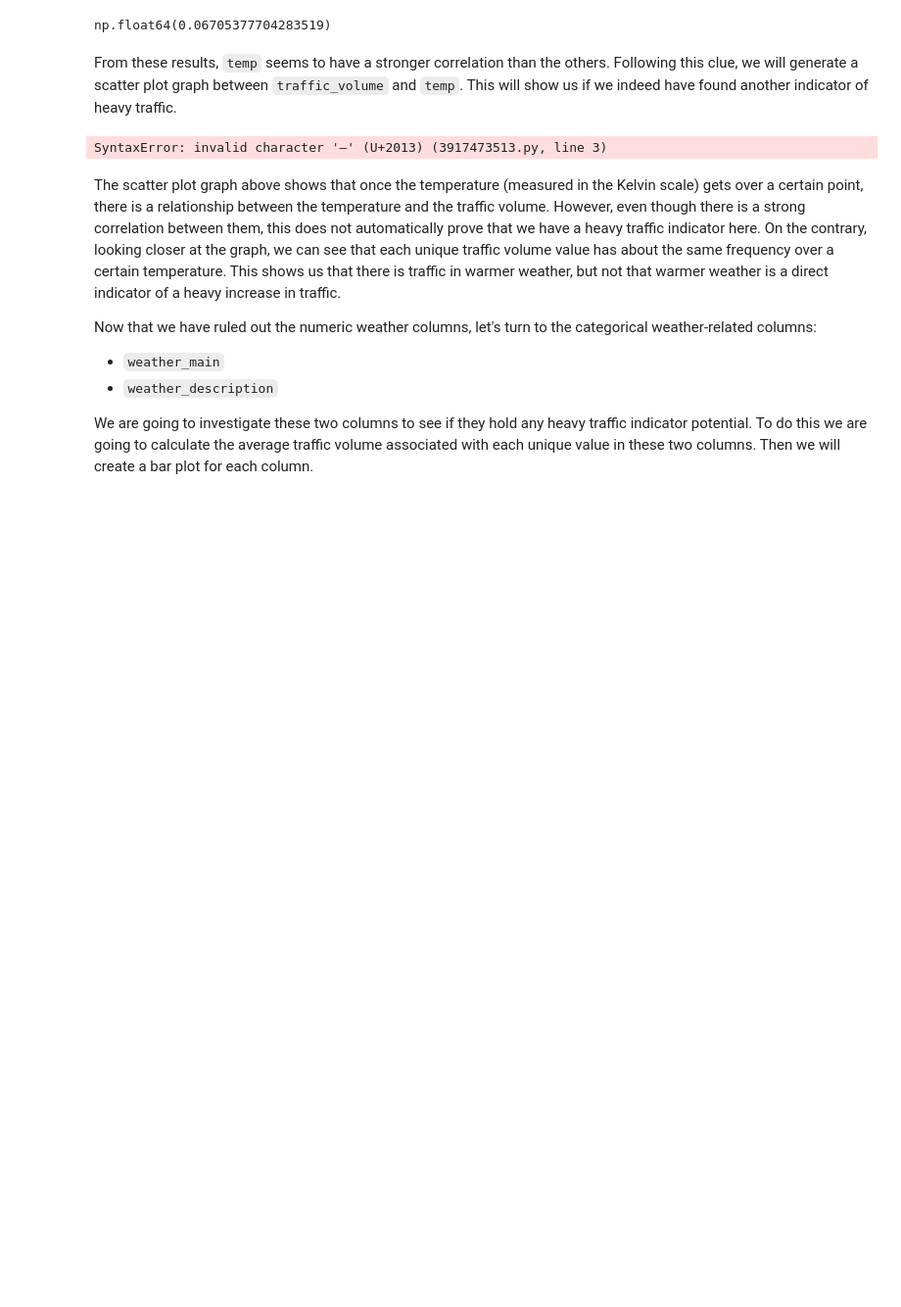
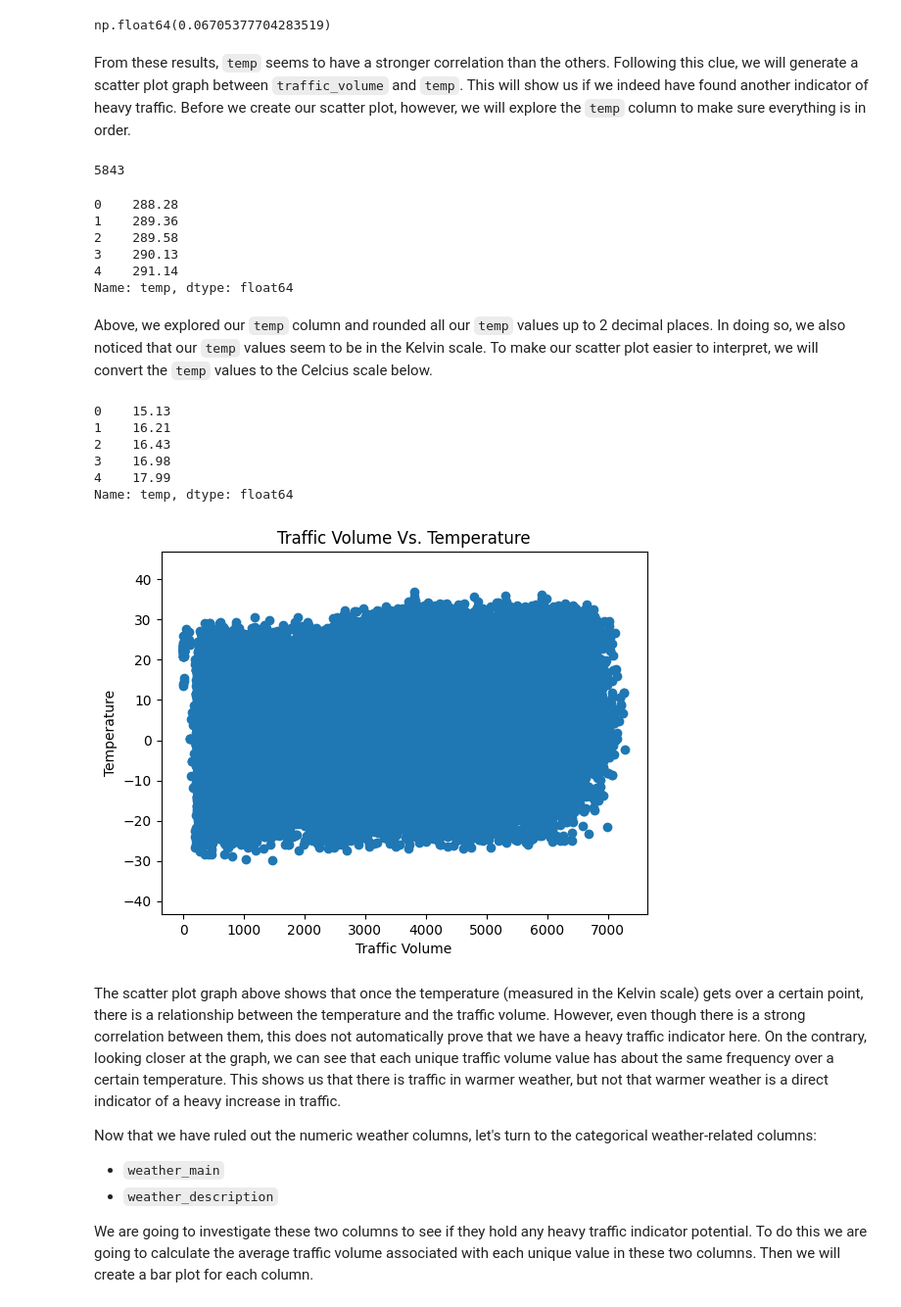
Before and after one commit to GloriannaS/traffic-indicator-analysis, a Jupyter notebook: Analyzing Traffic Indicators.ipynb, the cells around one changed output. Shown at 98% size. Saved outputs shown, nothing was run; the diff lists cells and outputs as text; code cells hidden in the pictures; blank space fills up the shorter version.

```diff
--- a/Analyzing Traffic Indicators.ipynb
+++ b/Analyzing Traffic Indicators.ipynb
@@ -292,21 +292,51 @@ traffic['clouds_all'].corr(traffic['traffic_volume'])
 # %% [output]
 np.float64(0.06705377704283519)
 # %% [markdown]
-From these results, `temp` seems to have a stronger correlation than the others. Following this clue, we will generate a scatter plot graph between `traffic_volume` and `temp`. This will show us if we indeed have found another indicator of heavy traffic.
+From these results, `temp` seems to have a stronger correlation than the others. Following this clue, we will generate a scatter plot graph between `traffic_volume` and `temp`. This will show us if we indeed have found another indicator of heavy traffic. Before we create our scatter plot, however, we will explore the `temp` column to make sure everything is in order.
+# %%
+unique_temp = traffic["temp"].unique()
+print(len(unique_temp))
+# %% [output]
+5843
+# %%
+# rounding all temp values to 2 decimal places
+traffic['temp'] = traffic['temp'].round(2)
+print(traffic['temp'].head())
+# %% [output]
+0    288.28
+1    289.36
+2    289.58
+3    290.13
+4    291.14
+Name: temp, dtype: float64
+# %% [markdown]
+Above, we explored our `temp` column and rounded all our `temp` values up to 2 decimal places. In doing so, we also noticed that our `temp` values seem to be in the Kelvin scale. To make our scatter plot easier to interpret, we will convert the `temp` values to the Celcius scale below.
+# %%
+def conversion(x):
+    new_temp = (x - 273.15)
+    return new_temp
+
+new_temp_column = traffic['temp'].apply(conversion)
+
+traffic['temp'] = new_temp_column
+
+print(traffic['temp'].head())
+# %% [output]
+0    15.13
+1    16.21
+2    16.43
+3    16.98
+4    17.99
+Name: temp, dtype: float64
 # %%
-# converting the temp measurment from the Kelvin scale to the Celcius scale
-for x in traffic['temp']:
-    new_temp = x – 273.15
-    traffic[x, 'temp'] = new_temp
-
 plt.scatter(traffic['traffic_volume'], traffic['temp'])
 plt.title('Traffic Volume Vs. Temperature')
 plt.xlabel('Traffic Volume')
 plt.ylabel('Temperature')
-plt.ylim(230, 320) # two wrong 0K temperatures mess up the y-axis
+plt.ylim(-43.15, 46.85) # avoiding two wrong temperatures values that mess up the y-axis
 plt.show()
 # %% [output]
-SyntaxError: invalid character '–' (U+2013) (3917473513.py, line 3)
+[figure, added]
 # %% [markdown]
 The scatter plot graph above shows that once the temperature (measured in the Kelvin scale) gets over a certain point, there is a relationship between the temperature and the traffic volume. However, even though there is a strong correlation between them, this does not automatically prove that we have a heavy traffic indicator here. On the contrary, looking closer at the graph, we can see that each unique traffic volume value has about the same frequency over a certain temperature. This shows us that there is traffic in warmer weather, but not that warmer weather is a direct indicator of a heavy increase in traffic.
 
```
Also changed, not shown: parts of 5 cells of this notebook.
